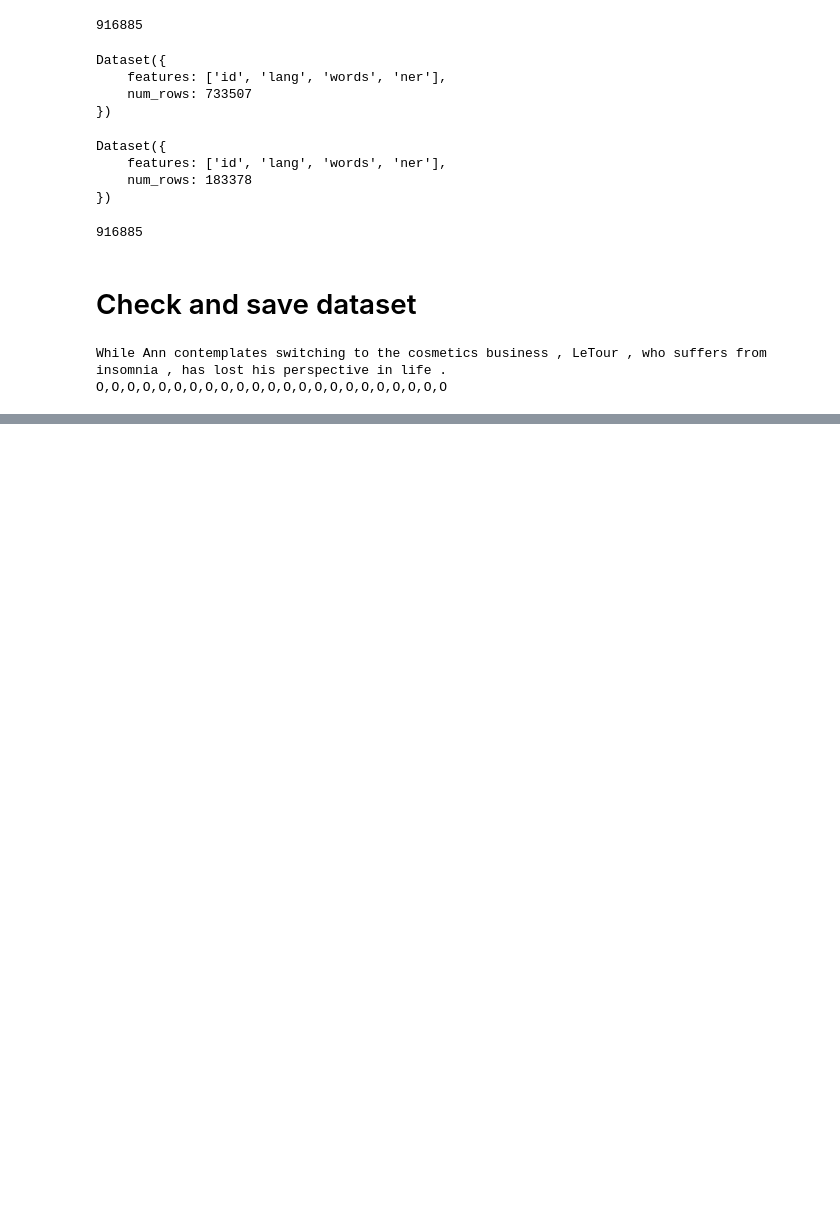
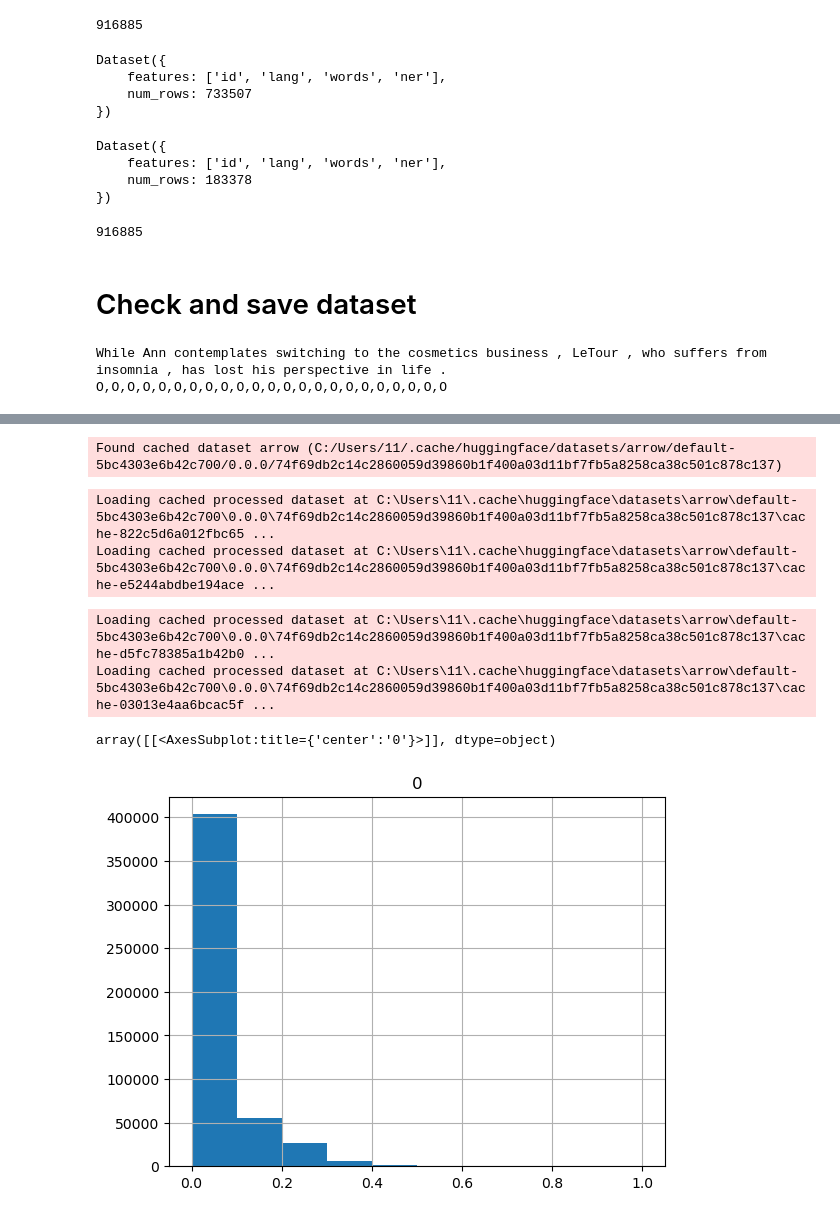
Before and after one commit to Ali-Fartoot/NLP_Toolbox, a Jupyter notebook: NER/NER_Load_Split_Cleaning.ipynb, the cells around one changed output, grey strips where cells are left out. Cells and saved outputs as stored; diff of their text form; code cells hidden in the pictures; blank space fills up the shorter version.

```diff
--- a/NER/NER_Load_Split_Cleaning.ipynb
+++ b/NER/NER_Load_Split_Cleaning.ipynb
@@ -170,0 +173,32 @@ test.save_to_disk("test.hf")
+# %%
+from datasets import Dataset
+dataset = load_dataset("arrow", data_files=data,split='train')
+# %% [output]
+Found cached dataset arrow (C:/Users/11/.cache/huggingface/datasets/arrow/default-5bc4303e6b42c700/0.0.0/74f69db2c14c2860059d39860b1f400a03d11bf7fb5a8258ca38c501c878c137)
+# %%
+filter_persian_condition = lambda example: example["lang"] == "fa"
+filter_english_condition  = lambda example: example["lang"] == "en"
+
+persian = dataset.filter(filter_persian_condition)
+english = dataset.filter(filter_english_condition)
+# %% [output]
+Loading cached processed dataset at C:\Users\11\.cache\huggingface\datasets\arrow\default-5bc4303e6b42c700\0.0.0\74f69db2c14c2860059d39860b1f400a03d11bf7fb5a8258ca38c501c878c137\cache-822c5d6a012fbc65 ...
+Loading cached processed dataset at C:\Users\11\.cache\huggingface\datasets\arrow\default-5bc4303e6b42c700\0.0.0\74f69db2c14c2860059d39860b1f400a03d11bf7fb5a8258ca38c501c878c137\cache-e5244abdbe194ace ...
+# %%
+def ratio_tagging(example):
+    example['ratio'] = 1 - (example['ner'].count("O") / len(example['ner']))
+    return example
+# %%
+persian_ratio = persian.map(ratio_tagging)
+english_ratio = english.map(ratio_tagging)
+# %% [output]
+Loading cached processed dataset at C:\Users\11\.cache\huggingface\datasets\arrow\default-5bc4303e6b42c700\0.0.0\74f69db2c14c2860059d39860b1f400a03d11bf7fb5a8258ca38c501c878c137\cache-d5fc78385a1b42b0 ...
+Loading cached processed dataset at C:\Users\11\.cache\huggingface\datasets\arrow\default-5bc4303e6b42c700\0.0.0\74f69db2c14c2860059d39860b1f400a03d11bf7fb5a8258ca38c501c878c137\cache-03013e4aa6bcac5f ...
+# %%
+import pandas as pd
+persian_ratio_dataframe = pd.DataFrame(persian_ratio['ratio'])
+# %%
+persian_ratio_dataframe.hist()
+# %% [output]
+array([[<AxesSubplot:title={'center':'0'}>]], dtype=object)
+[figure, added]
```
Also changed, not shown: parts of 9 cells of this notebook, 1 other file.
